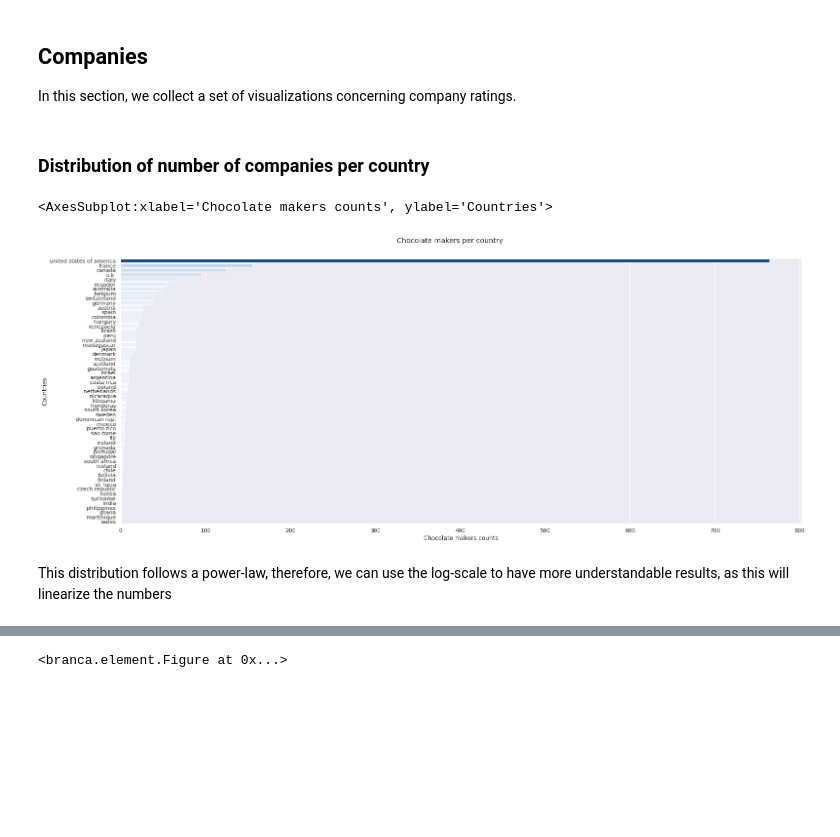
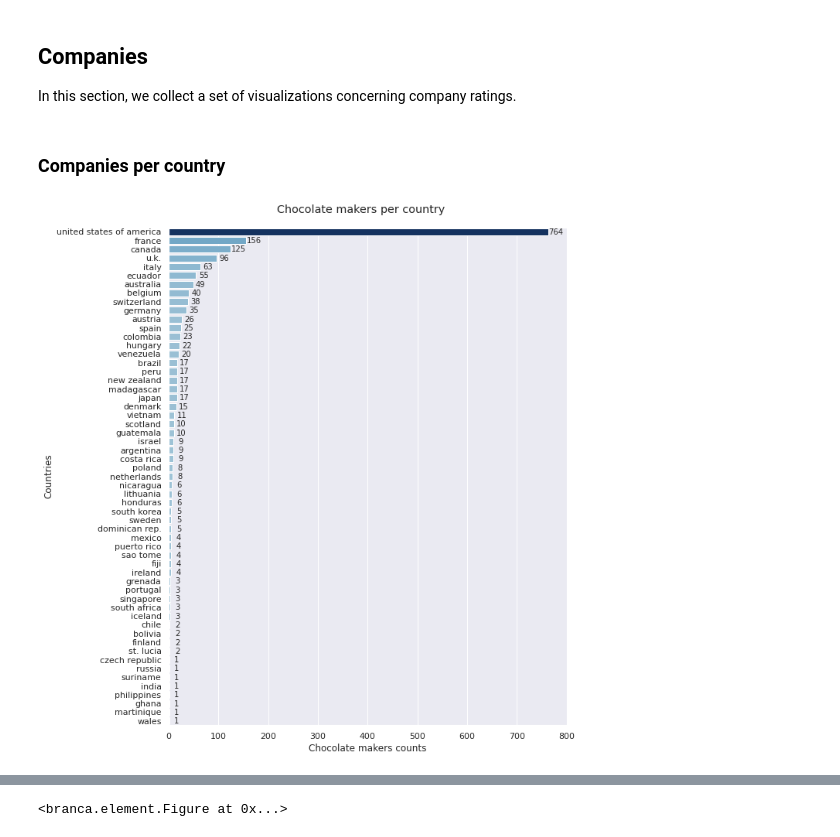
Before and after one commit to loris2222/ChocoData, a Jupyter notebook: code/ChocoData_from_colab.ipynb, the cells around one changed output, grey strips where cells are left out. Cells and saved outputs as stored; diff of their text form; code cells hidden in the pictures; blank space fills up the shorter version.

Commit message:
Plot refactor with maps

```diff
--- a/code/ChocoData_from_colab.ipynb
+++ b/code/ChocoData_from_colab.ipynb
@@ -379,27 +405,31 @@ plt.savefig('images/ratings_timeline.pdf', bbox_inches='tight')
 
 In this section, we collect a set of visualizations concerning company ratings.
 # %% [markdown]
-### Distribution of number of companies per country
+### Companies per country
 # %%
+TITLE = 'Chocolate makers per country'
+
 countries_counts = chocodata.groupby(["company_location"]).size().reset_index(name='counts')
 countries_counts = countries_counts.sort_values(by=['counts'], ascending=False)
+min, max = countries_counts['counts'].min(), countries_counts['counts'].max()
 
-min = countries_counts['counts'].min()
-max = countries_counts['counts'].max()
+fig, ax = plt.subplots(figsize=(8, 10))
+fig.suptitle(TITLE)
+fig.tight_layout()
 
-colormap = branca.colormap.linear.Blues_07.scale(min, max)
-counts_list = list(countries_counts['counts'])
-palette = [colormap(x) for x in counts_list]
+palette = get_palette(ordered=True, val_list=list(countries_counts['counts']))
+sns.barplot(ax=ax, data=countries_counts, x="counts", y="company_location", palette=palette)
+ax.set_xlim((0, 800))
+rename_axes(ax, 'Chocolate makers counts', 'Countries')
+counts = []
+for p in ax.patches:
+    width = p.get_width()
+    counts.append(width)
+    plt.text(p.get_width() + 15, p.get_y() + 0.55 * p.get_height(),
+             '{:d}'.format(int(width)),
+             ha='center', va='center').set_fontsize(10)
 
-fig, ax = plt.subplots(figsize=(25, 10))
-fig.suptitle('Chocolate makers per country', y=0.94)
-sns.barplot(ax=ax, data=countries_counts, x="counts", y="company_location", palette=palette)
-rename_axes(ax, 'Chocolate makers counts', 'Countries')
-
-#plt.savefig('images/makes_counts.pdf', bbox_inches='tight')
+save_plot(TITLE, subfolder='companies')
 # %% [output]
-<AxesSubplot:xlabel='Chocolate makers counts', ylabel='Countries'>
-[figure, old version]
+[figure, new version]
-# %% [markdown]
-This distribution follows a power-law, therefore, we can use the log-scale to have more understandable results, as this will linearize the numbers
 # %%
```
Also changed, not shown: parts of 22 cells of this notebook.
